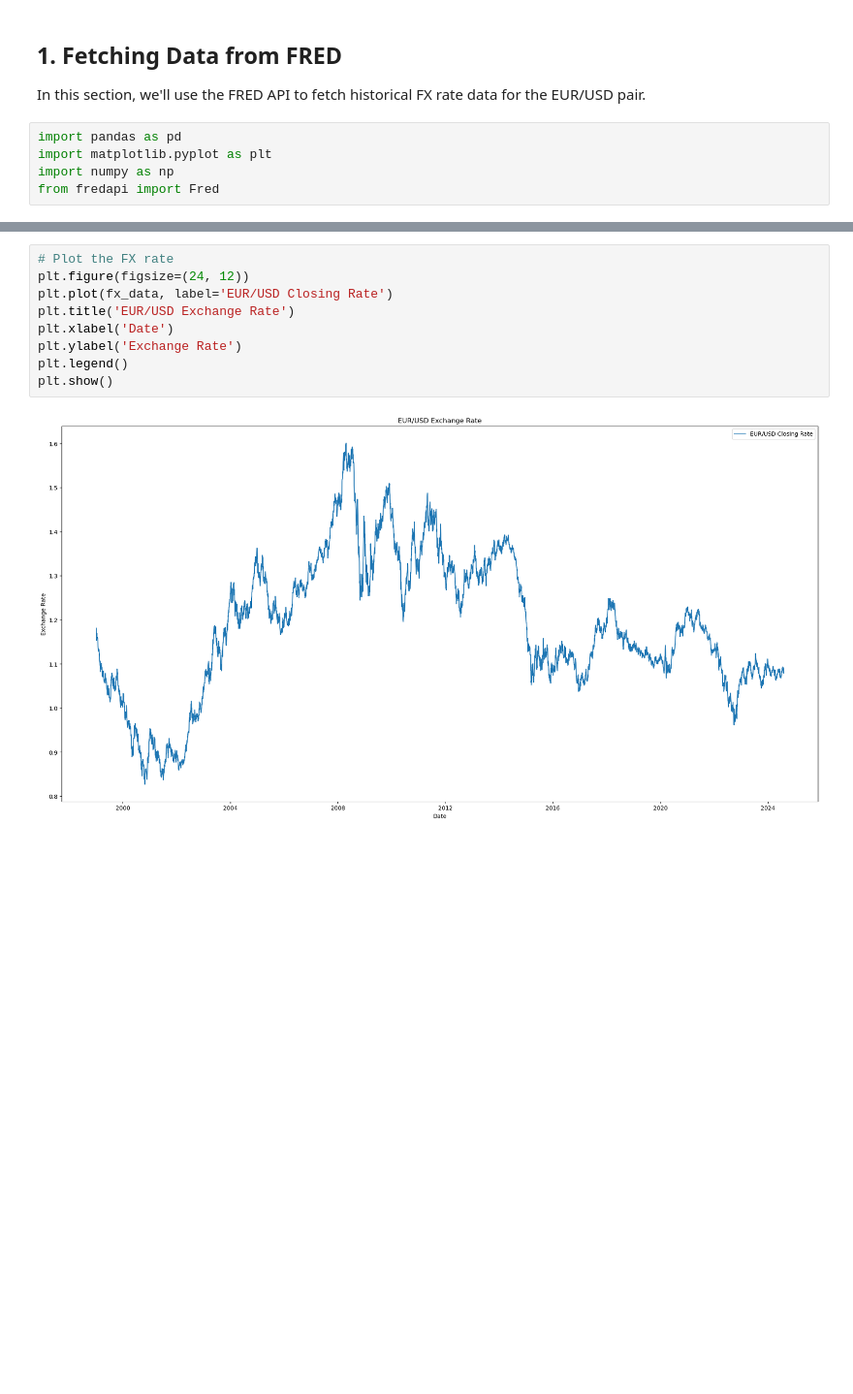
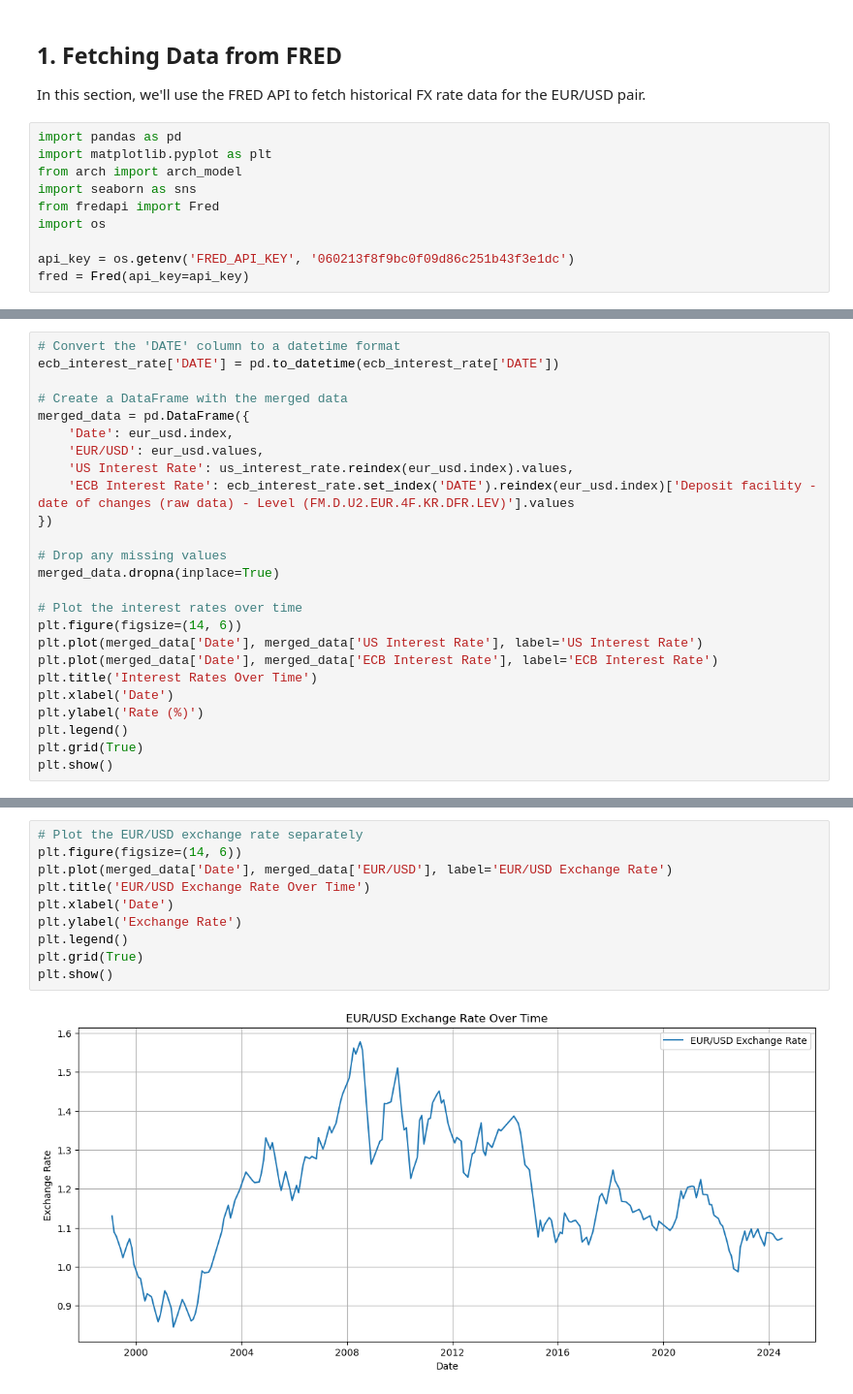
Before and after one commit to ignaciopericet/Personal-Studies, a Jupyter notebook: 01_Time_Series_Modeling/2.ARCH&GARCH_Models_FX.ipynb, the cells around one changed output, grey strips where cells are left out. Shown at 97% size. Drawn from its saved outputs; the diff is of its cells as text; blank space fills up the shorter version.

```diff
--- a/01_Time_Series_Modeling/2.ARCH&GARCH_Models_FX.ipynb
+++ b/01_Time_Series_Modeling/2.ARCH&GARCH_Models_FX.ipynb
@@ -15,5 +8,10 @@ In this section, we'll use the FRED API to fetch historical FX rate data for the
 # %%
 import pandas as pd
 import matplotlib.pyplot as plt
-import numpy as np
+from arch import arch_model
+import seaborn as sns
 from fredapi import Fred
+import os
+
+api_key = os.getenv('FRED_API_KEY', '060213f8f9bc0f09d86c251b43f3e1dc')
+fred = Fred(api_key=api_key)
@@ -41,0 +37,25 @@ fx_data.head()
+# %%
+# Convert the 'DATE' column to a datetime format
+ecb_interest_rate['DATE'] = pd.to_datetime(ecb_interest_rate['DATE'])
+
+# Create a DataFrame with the merged data
+merged_data = pd.DataFrame({
+    'Date': eur_usd.index,
+    'EUR/USD': eur_usd.values,
+    'US Interest Rate': us_interest_rate.reindex(eur_usd.index).values,
+    'ECB Interest Rate': ecb_interest_rate.set_index('DATE').reindex(eur_usd.index)['Deposit facility - date of changes (raw data) - Level (FM.D.U2.EUR.4F.KR.DFR.LEV)'].values
+})
+
+# Drop any missing values
+merged_data.dropna(inplace=True)
+
+# Plot the interest rates over time
+plt.figure(figsize=(14, 6))
+plt.plot(merged_data['Date'], merged_data['US Interest Rate'], label='US Interest Rate')
+plt.plot(merged_data['Date'], merged_data['ECB Interest Rate'], label='ECB Interest Rate')
+plt.title('Interest Rates Over Time')
+plt.xlabel('Date')
+plt.ylabel('Rate (%)')
+plt.legend()
+plt.grid(True)
+plt.show()
@@ -42,11 +64,12 @@ fx_data.head()
 # %%
-# Plot the FX rate
-plt.figure(figsize=(24, 12))
-plt.plot(fx_data, label='EUR/USD Closing Rate')
-plt.title('EUR/USD Exchange Rate')
+# Plot the EUR/USD exchange rate separately
+plt.figure(figsize=(14, 6))
+plt.plot(merged_data['Date'], merged_data['EUR/USD'], label='EUR/USD Exchange Rate')
+plt.title('EUR/USD Exchange Rate Over Time')
 plt.xlabel('Date')
 plt.ylabel('Exchange Rate')
 plt.legend()
+plt.grid(True)
 plt.show()
 # %% [output]
-[figure, old version]
+[figure, new version]
```
Also changed, not shown: parts of 22 cells of this notebook.
